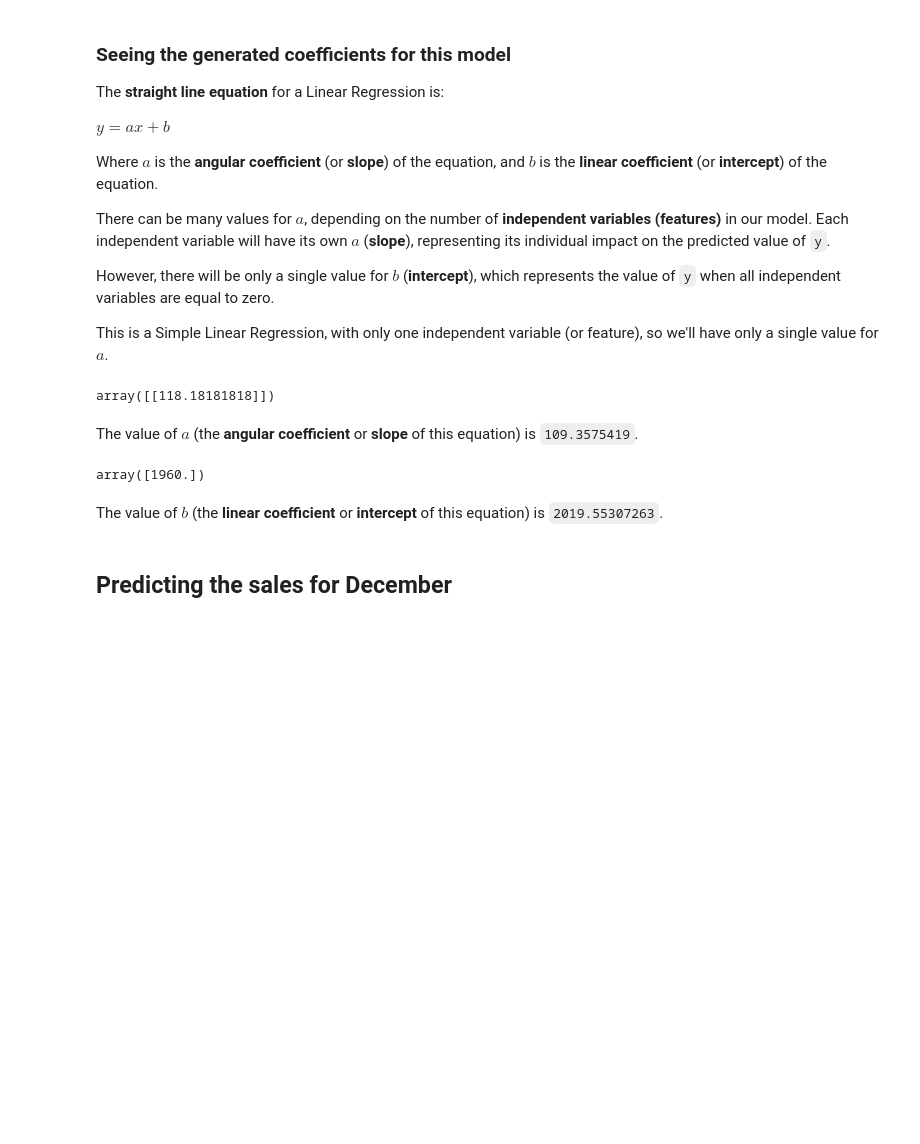
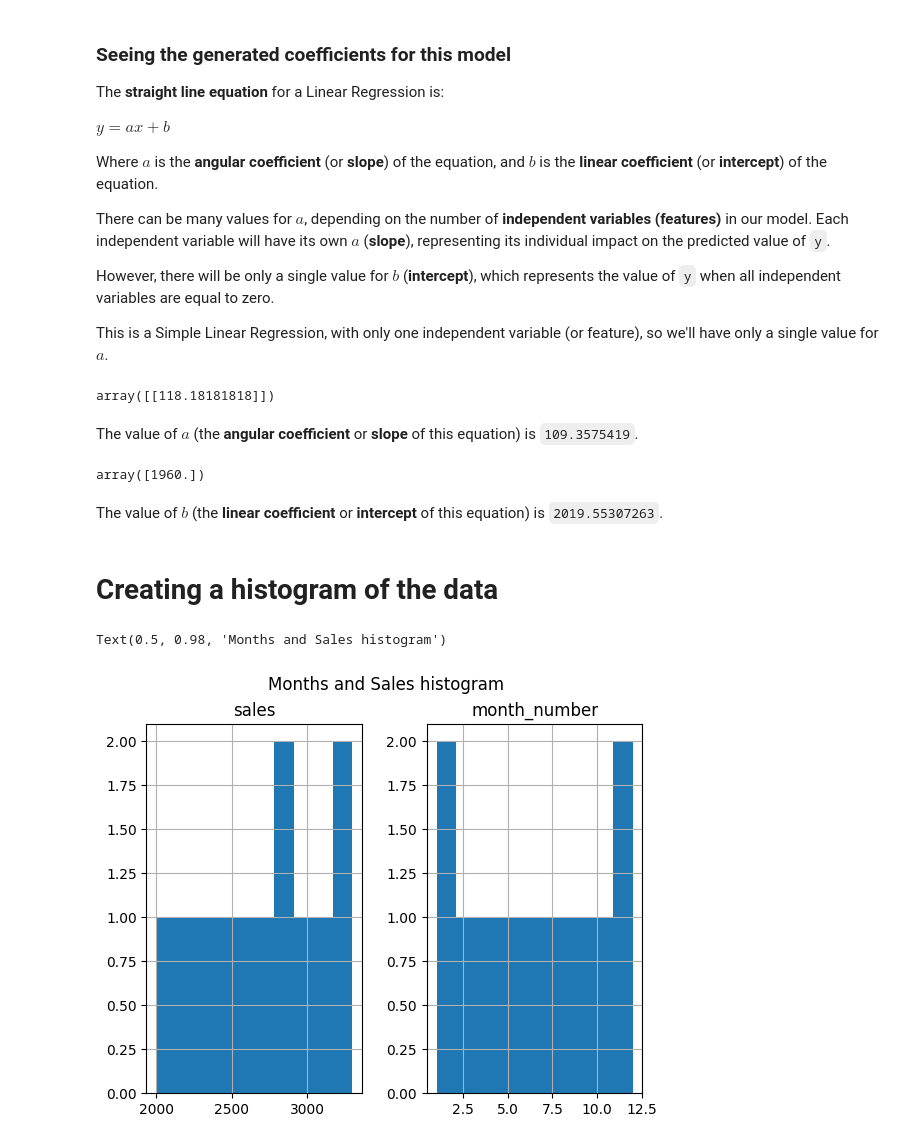
Before and after one commit to victineo/ml-challenge, a Jupyter notebook: ml-challenge.ipynb, the cells around one changed output. Cells and saved outputs as stored; diff of their text form; code cells hidden in the pictures; blank space fills up the shorter version.

Commit message:
Completing remaining tasks, adding detailed documentation, and finalizing data analysis and visualization

```diff
--- a/ml-challenge.ipynb
+++ b/ml-challenge.ipynb
@@ -277,5 +279,11 @@ model.intercept_
 array([1960.])
 # %% [markdown]
 The value of $b$ (the **linear coefficient** or **intercept** of this equation) is `2019.55307263`.
-# %% [markdown]
-## Predicting the sales for December
+# %% [markdown]
+# Creating a histogram of the data
+# %%
+df_sales.hist() # This creates the histogram
+plt.suptitle('Months and Sales histogram')
+# %% [output]
+Text(0.5, 0.98, 'Months and Sales histogram')
+[figure, added]
```
Also changed, not shown: parts of 8 cells of this notebook.
